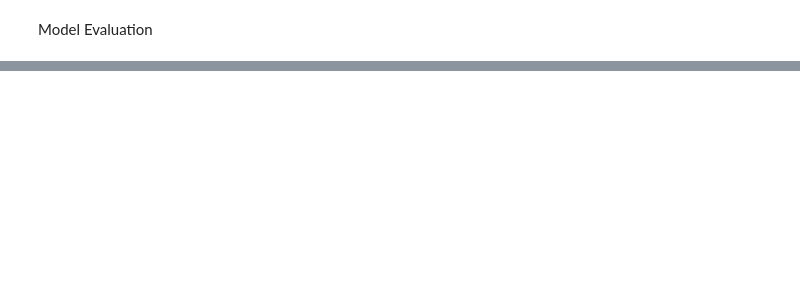
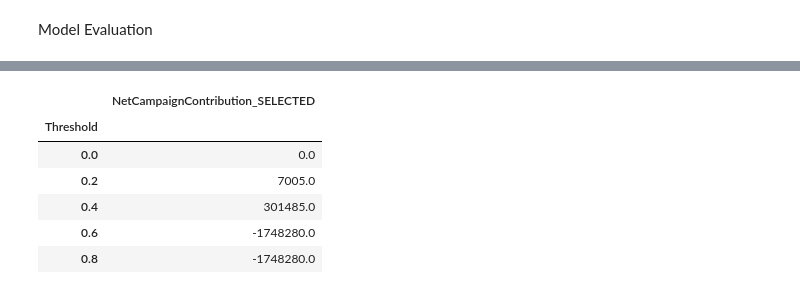
Before and after one commit to pdefusco/CML_SparkMLLIB_ACE_HOL, a Jupyter notebook: 3_LC_Baseline_Model_Development.ipynb, the cells around one changed output, grey strips where cells are left out. Drawn from its saved outputs; the diff is of its cells as text; code cells hidden in the pictures; blank space fills up the shorter version.

```diff
--- a/3_LC_Baseline_Model_Development.ipynb
+++ b/3_LC_Baseline_Model_Development.ipynb
@@ -635,0 +327,10 @@ temp.to_csv("data/baseline/predictions/label_vs_pred.csv")
+# %%
+df_predicted
+# %% [output]
+|  | NetCampaignContribution_SELECTED |
+| Threshold |  |
+| 0.0 | 0.0 |
+| 0.2 | 7005.0 |
+| 0.4 | 301485.0 |
+| 0.6 | -1748280.0 |
+| 0.8 | -1748280.0 |
```
Also changed, not shown: parts of 122 cells of this notebook, 36 other files.
